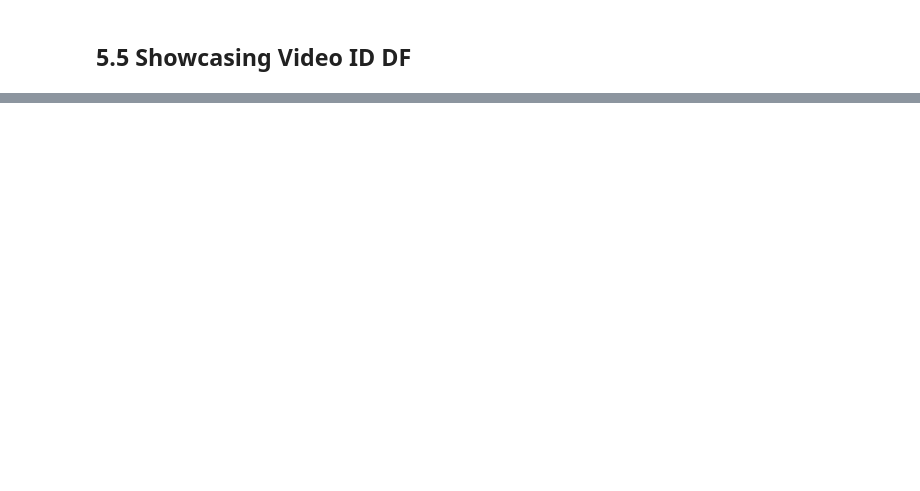
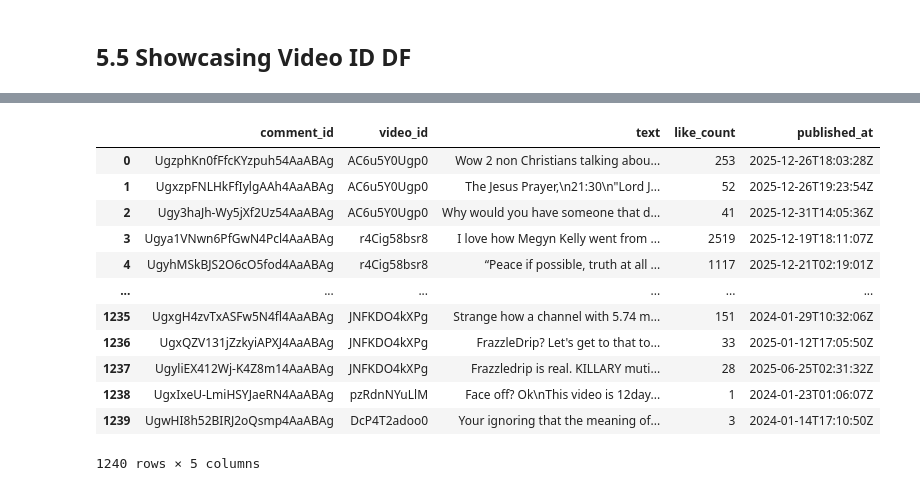
Before and after one commit to calvingdu/cpsc368, a Jupyter notebook: scripts/youtube/youtube_collect.ipynb, the cells around one changed output, grey strips where cells are left out. Drawn from its saved outputs; the diff is of its cells as text; code cells hidden in the pictures; blank space fills up the shorter version.

```diff
--- a/scripts/youtube/youtube_collect.ipynb
+++ b/scripts/youtube/youtube_collect.ipynb
@@ -290,0 +544,16 @@ display(pd.concat([bs_df.head(5), bs_df.tail(5)]))
+# %%
+pd.read_csv('../../cleaned_data/youtube/comments.csv')
+# %% [output]
+|  | comment_id | video_id | text | like_count | published_at |
+| 0 | UgzphKn0fFfcKYzpuh54AaABAg | AC6u5Y0Ugp0 | Wow 2 non Christians talking abou... | 253 | 2025-12-26T18:03:28Z |
+| 1 | UgxzpFNLHkFfIylgAAh4AaABAg | AC6u5Y0Ugp0 | The Jesus Prayer,\n21:30\n"Lord J... | 52 | 2025-12-26T19:23:54Z |
+| 2 | Ugy3haJh-Wy5jXf2Uz54AaABAg | AC6u5Y0Ugp0 | Why would you have someone that d... | 41 | 2025-12-31T14:05:36Z |
+| 3 | Ugya1VNwn6PfGwN4Pcl4AaABAg | r4Cig58bsr8 | I love how Megyn Kelly went from ... | 2519 | 2025-12-19T18:11:07Z |
+| 4 | UgyhMSkBJS2O6cO5fod4AaABAg | r4Cig58bsr8 | “Peace if possible, truth at all ... | 1117 | 2025-12-21T02:19:01Z |
+| ... | ... | ... | ... | ... | ... |
+| 1235 | UgxgH4zvTxASFw5N4fl4AaABAg | JNFKDO4kXPg | Strange how a channel with 5.74 m... | 151 | 2024-01-29T10:32:06Z |
+| 1236 | UgxQZV131jZzkyiAPXJ4AaABAg | JNFKDO4kXPg | FrazzleDrip? Let's get to that to... | 33 | 2025-01-12T17:05:50Z |
+| 1237 | UgyliEX412Wj-K4Z8m14AaABAg | JNFKDO4kXPg | Frazzledrip is real. KILLARY muti... | 28 | 2025-06-25T02:31:32Z |
+| 1238 | UgxIxeU-LmiHSYJaeRN4AaABAg | pzRdnNYuLlM | Face off? Ok\nThis video is 12day... | 1 | 2024-01-23T01:06:07Z |
+| 1239 | UgwHI8h52BIRJ2oQsmp4AaABAg | DcP4T2adoo0 | Your ignoring that the meaning of... | 3 | 2024-01-14T17:10:50Z |
+1240 rows × 5 columns
```
Also changed, not shown: parts of 16 cells of this notebook, 8 other files.
